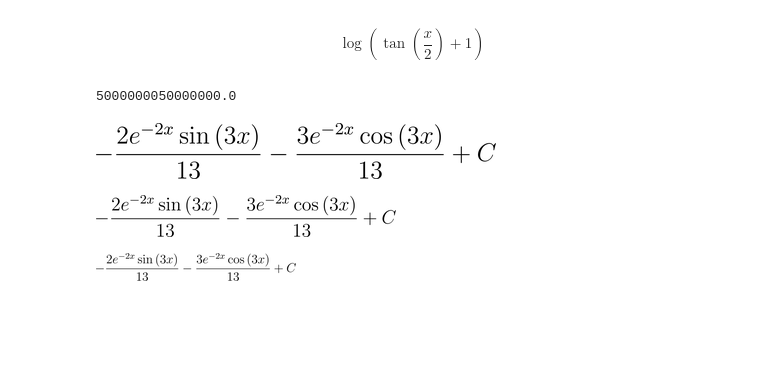
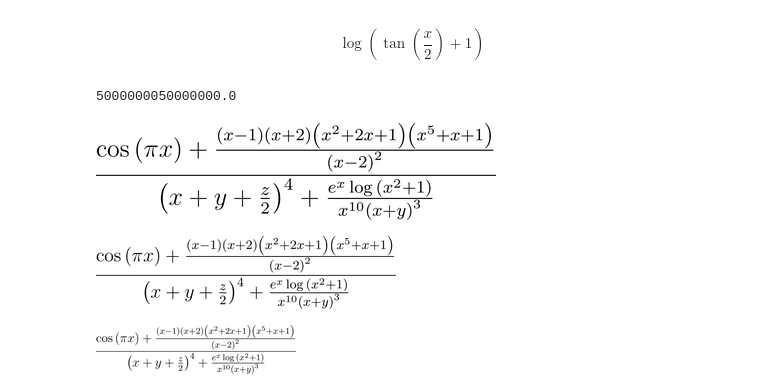
Before and after one commit to AreaEffectCloud/PyCalcu, a Jupyter notebook: complex.ipynb, the cells around one changed output. Drawn from its saved outputs; the diff is of its cells as text; code cells hidden in the pictures; blank space fills up the shorter version.

Commit message:
improve Limit Layout

```diff
--- a/complex.ipynb
+++ b/complex.ipynb
@@ -89,26 +89,32 @@ print(math.fsum([K for K in range(100000001)])) # Python標準
 # %%
 import sympy
 result = r"""$$
 - \frac{2 e^{- 2 x} \sin{\left(3 x \right)}}{13} - \frac{3 e^{- 2 x} \cos{\left(3 x \right)}}{13} +C
 $$"""
 wave = r"""$$\frac{\partial^2 u}{\partial t^2}=c^2\left(\frac{\partial^2 u}{\partial x^2}+\frac{\partial^2 u}{\partial y^2}\right)$$"""
-sympy.preview(result, viewer="file", filename="result.png", euler=False,
+
+limit = r"""$$\lim_{ }$$"""
+sum = r"""$$\sum_{ = }^{ }$$"""
+diff = r"""$$\frac{d}{dx}$$"""
+integral = r"""$$\int$$"""
+complex_formula = r"""$$\frac{\cos{\left(\pi x \right)} + \frac{\left(x - 1\right) \left(x + 2\right) \left(x^{2} + 2 x + 1\right) \left(x^{5} + x + 1\right)}{\left(x - 2\right)^{2}}}{\left(x + y + \frac{z}{2}\right)^{4} + \frac{e^{x} \log{\left(x^{2} + 1 \right)}}{x^{10} \left(x + y\right)^{3}}}$$"""
+sympy.preview(complex_formula, viewer="file", filename="result.png", euler=False,
                 dvioptions=["-T", "tight", "-z", "0", "--truecolor", "-D 600"])
 
 from PIL import Image
 
 for width in [400, 300, 200]:
     im = Image.open("result.png")
     size = (width, 200)
     im.thumbnail(size, Image.ANTIALIAS)
     out_dim = im.size
     out_name = "resized-" + str(out_dim[0]) + "-" + str(out_dim[1]) + ".png"
     im.save(out_name, "PNG")
     im.close()
 
     from IPython.display import Image as i_image
     display(i_image(filename=out_name))
 # %% [output]
-[figure, old version]
+[figure, new version]
-[figure, old version]
+[figure, new version]
-[figure, old version]
+[figure, new version]
```
Also changed, not shown: 9 other files.
